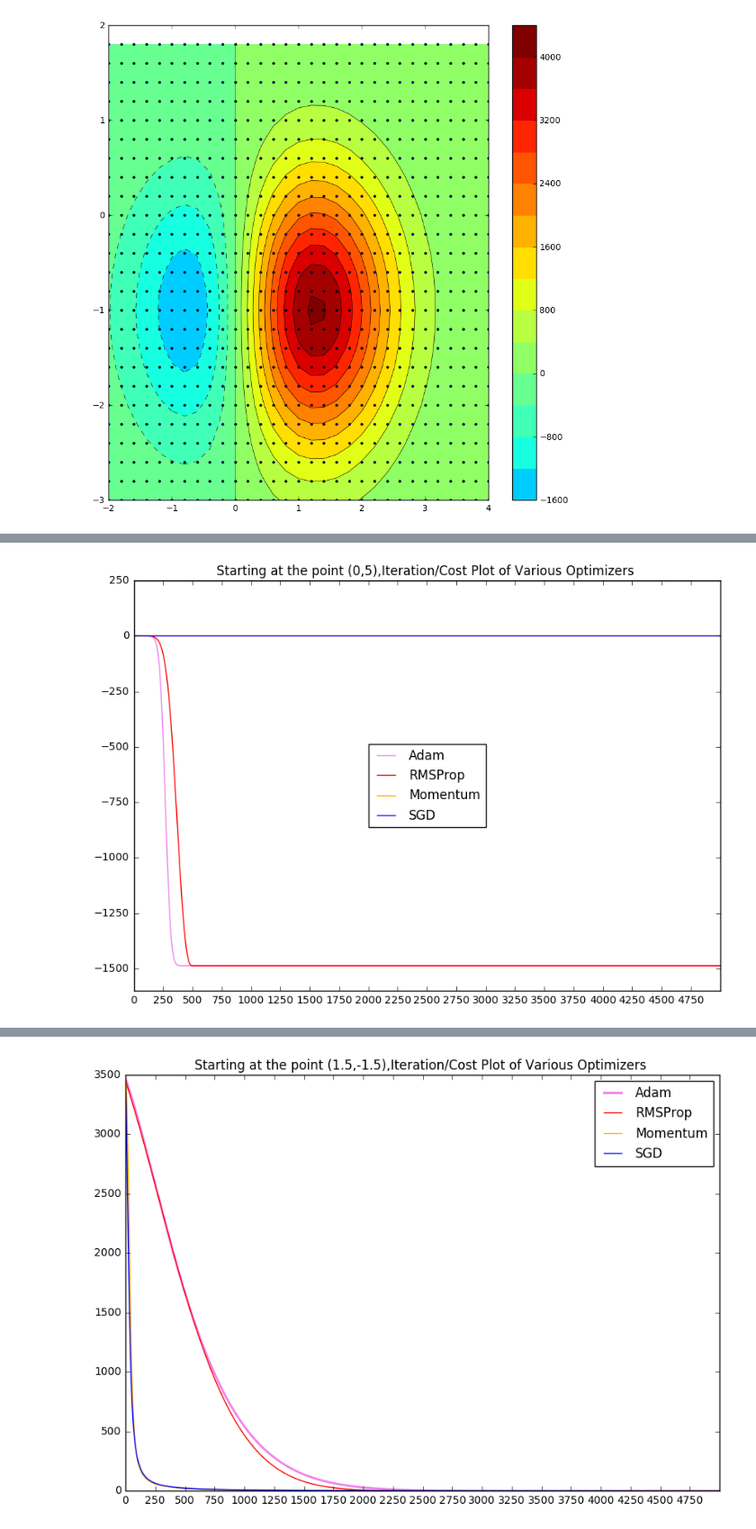
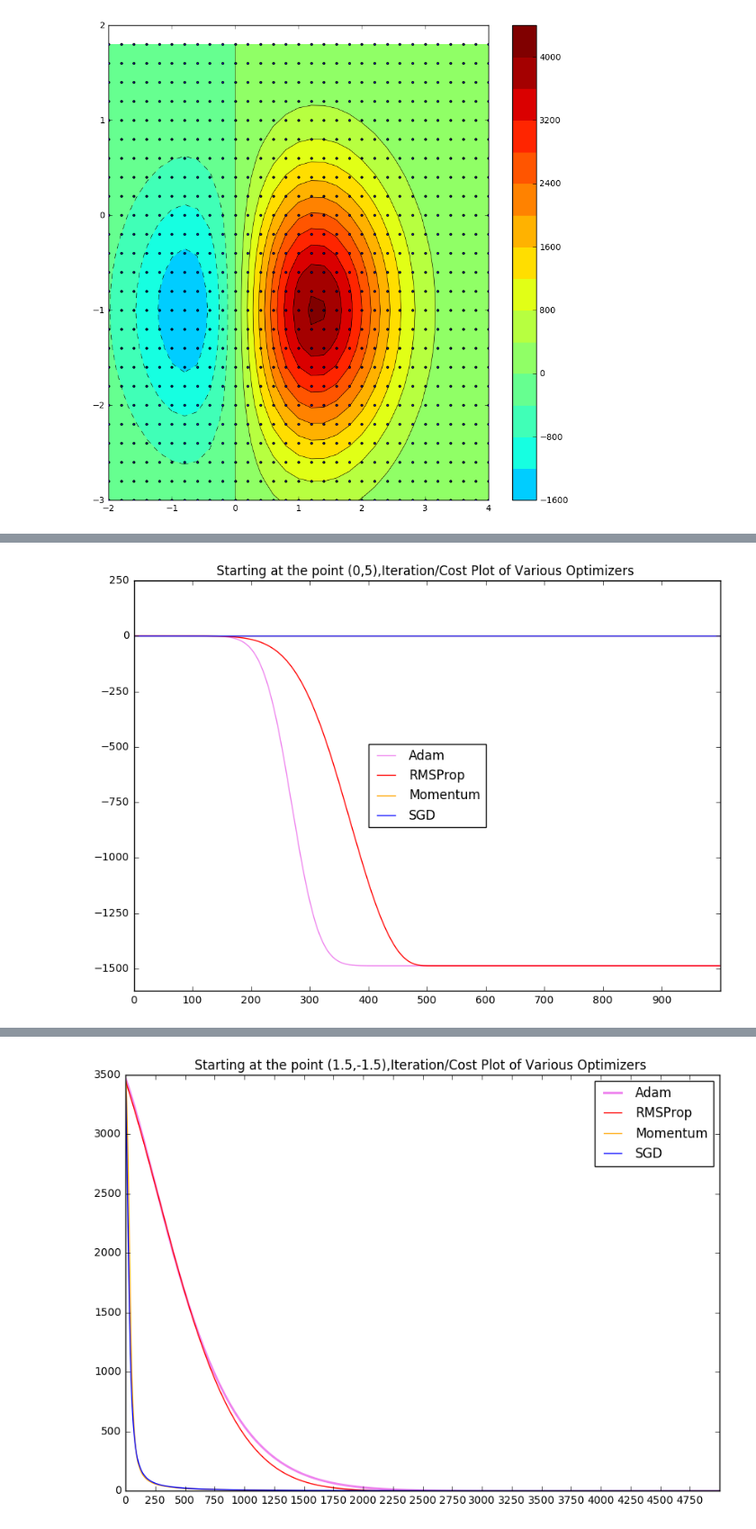
Before and after one commit to aswinsourav/Optimization_Algorithms, a Jupyter notebook: Optimization_Examples.ipynb, the cells around one changed output, grey strips where cells are left out. Shown at 90% size. Cells and saved outputs as stored; diff of their text form; code cells hidden in the pictures.

```diff
--- a/Optimization_Examples.ipynb
+++ b/Optimization_Examples.ipynb
@@ -11,4 +26,4 @@ def func_dx(x,y):
     return (100*np.exp((-0.5*x**2)+(0.5*x)-(0.5*y**2)-y+np.pi)*(1+x*(-x+0.5)))
 
 def func_dy(x,y):
-    return (100*x*math.exp((-0.5*x**2)+(0.5*x)-(0.5*y**2)-y+math.pi)*(-y-1))
+    return (100*x*np.exp((-0.5*x**2)+(0.5*x)-(0.5*y**2)-y+np.pi)*(-y-1))
@@ -80,5 +112,5 @@ def Momentum(init_x,init_y,iterations,beta=0.9,lr=0.0001):
 # %%
-def RMSProp(init_x,init_y,iterations,beta=0.9,lr=0.0001,adaptive=True,epsilon=1e-9):
+def RMSProp(init_x,init_y,iterations,beta=0.9,lr=0.0001,adaptive=False,epsilon=1e-9):
     x=init_x
     y=init_y
     cost=[]
@@ -137,5 +179,5 @@ def Adam(init_x,init_y,iterations,beta=0.9,beta2=0.99,lr=0.0001,epsilon=1e-9):
 # %%
-SGD_Results=SGD(0,5,5000,0.01)
-Momentum_Results=Momentum(0,5,5000,0.9,0.01)
-RMSProp_Results=RMSProp(0,5,5000,0.9,0.01,False)
-Adam_Results=Adam(0,5,5000,0.9,0.99,0.01)
+SGD_Results=SGD(0,5,1000,0.01)
+Momentum_Results=Momentum(0,5,1000,0.9,0.01)
+RMSProp_Results=RMSProp(0,5,1000,0.9,0.01)
+Adam_Results=Adam(0,5,1000,0.9,0.99,0.01)
@@ -142,13 +190,13 @@ Adam_Results=Adam(0,5,5000,0.9,0.99,0.01)
 # %%
 plt.figure(figsize=(10,7))
-plt.plot(range(5000),Adam_Results['cost'],c='violet',label="Adam")
-plt.plot(range(5000),RMSProp_Results['cost'],c='red',label="RMSProp")
-plt.plot(range(5000),Momentum_Results['cost'],c='orange',label="Momentum")
-plt.plot(range(5000),SGD_Results['cost'],c='blue',label="SGD")
-plt.xticks(np.arange(0,5000,250))
+plt.plot(range(1000),Adam_Results['cost'],c='violet',label="Adam")
+plt.plot(range(1000),RMSProp_Results['cost'],c='red',label="RMSProp")
+plt.plot(range(1000),Momentum_Results['cost'],c='orange',label="Momentum")
+plt.plot(range(1000),SGD_Results['cost'],c='blue',label="SGD")
+plt.xticks(np.arange(0,1000,100))
 plt.yticks(np.arange(250,-1600,-250))
 plt.legend(loc='center')
 plt.title("Starting at the point (0,5),Iteration/Cost Plot of Various Optimizers ")
 plt.show()
 # %% [output]
-[figure, old version]
+[figure, new version]
```
Also changed, not shown: parts of 13 cells of this notebook.
